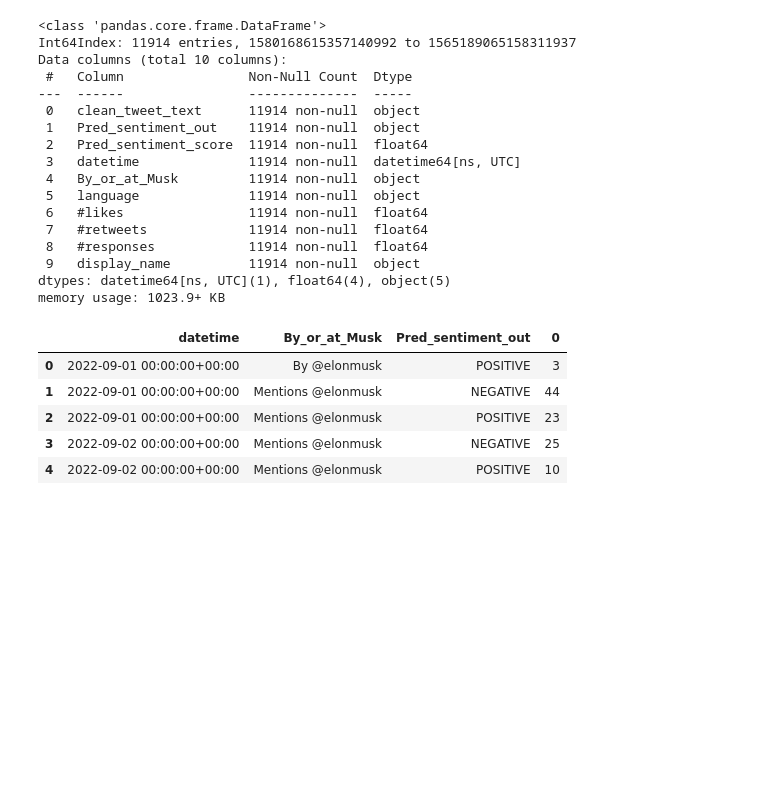
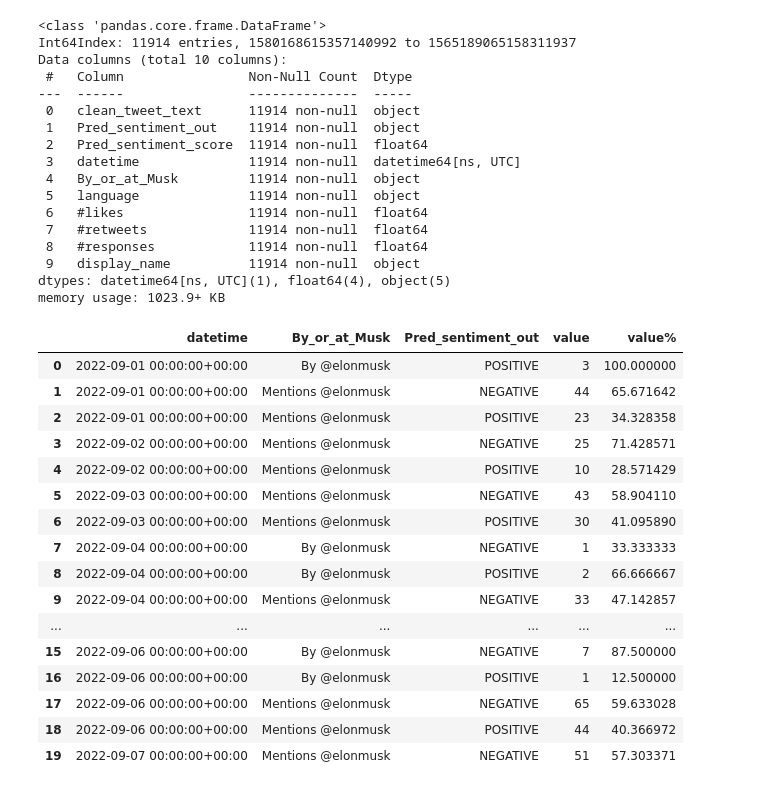
Before and after one commit to Ioana-P/twitter_topic_and_sentiment_tracking, a Jupyter notebook: 2. Topic_modelling_with_BERT.ipynb, the cells around one changed output. Saved outputs shown, nothing was run; the diff lists cells and outputs as text; code cells hidden in the pictures; blank space fills up the shorter version.

```diff
--- a/2. Topic_modelling_with_BERT.ipynb
+++ b/2. Topic_modelling_with_BERT.ipynb
@@ -141,22 +126,3 @@ Data columns (total 10 columns):
  9   display_name          11914 non-null  object
 dtypes: datetime64[ns, UTC](1), float64(4), object(5)
 memory usage: 1023.9+ KB
-# %%
-sent_agg = sent[['datetime', 'By_or_at_Musk', 'Pred_sentiment_out']].groupby([pd.Grouper(key='datetime', freq='D'),
-                        'By_or_at_Musk', 'Pred_sentiment_out']).size().reset_index()
-
-                        # agg({'Pred_sentiment_out':'count',
-                        #                         # 'Pred_sentiment_score':lambda x : hmean(x),
-                        #                         '#likes': 'mean',
-                        #                         '#retweets':'mean',
-                        #                         '#responses':'mean'
-                        #                         }).reset_index()
-# sent_agg_melt = sent_agg.melt(id_vars=['datetime', 'By_or_at_Musk'])
-sent_agg.head()
-# %% [output]
-|  | datetime | By_or_at_Musk | Pred_sentiment_out | 0 |
-| 0 | 2022-09-01 00:00:00+00:00 | By @elonmusk | POSITIVE | 3 |
-| 1 | 2022-09-01 00:00:00+00:00 | Mentions @elonmusk | NEGATIVE | 44 |
-| 2 | 2022-09-01 00:00:00+00:00 | Mentions @elonmusk | POSITIVE | 23 |
-| 3 | 2022-09-02 00:00:00+00:00 | Mentions @elonmusk | NEGATIVE | 25 |
-| 4 | 2022-09-02 00:00:00+00:00 | Mentions @elonmusk | POSITIVE | 10 |
@@ -166,0 +129,20 @@ plotly.pl
+# %%
+sent_agg.head(20)
+# %% [output]
+|  | datetime | By_or_at_Musk | Pred_sentiment_out | value | value% |
+| 0 | 2022-09-01 00:00:00+00:00 | By @elonmusk | POSITIVE | 3 | 100.000000 |
+| 1 | 2022-09-01 00:00:00+00:00 | Mentions @elonmusk | NEGATIVE | 44 | 65.671642 |
+| 2 | 2022-09-01 00:00:00+00:00 | Mentions @elonmusk | POSITIVE | 23 | 34.328358 |
+| 3 | 2022-09-02 00:00:00+00:00 | Mentions @elonmusk | NEGATIVE | 25 | 71.428571 |
+| 4 | 2022-09-02 00:00:00+00:00 | Mentions @elonmusk | POSITIVE | 10 | 28.571429 |
+| 5 | 2022-09-03 00:00:00+00:00 | Mentions @elonmusk | NEGATIVE | 43 | 58.904110 |
+| 6 | 2022-09-03 00:00:00+00:00 | Mentions @elonmusk | POSITIVE | 30 | 41.095890 |
+| 7 | 2022-09-04 00:00:00+00:00 | By @elonmusk | NEGATIVE | 1 | 33.333333 |
+| 8 | 2022-09-04 00:00:00+00:00 | By @elonmusk | POSITIVE | 2 | 66.666667 |
+| 9 | 2022-09-04 00:00:00+00:00 | Mentions @elonmusk | NEGATIVE | 33 | 47.142857 |
+| ... | ... | ... | ... | ... | ... |
+| 15 | 2022-09-06 00:00:00+00:00 | By @elonmusk | NEGATIVE | 7 | 87.500000 |
+| 16 | 2022-09-06 00:00:00+00:00 | By @elonmusk | POSITIVE | 1 | 12.500000 |
+| 17 | 2022-09-06 00:00:00+00:00 | Mentions @elonmusk | NEGATIVE | 65 | 59.633028 |
+| 18 | 2022-09-06 00:00:00+00:00 | Mentions @elonmusk | POSITIVE | 44 | 40.366972 |
+| 19 | 2022-09-07 00:00:00+00:00 | Mentions @elonmusk | NEGATIVE | 51 | 57.303371 |
```
Also changed, not shown: parts of 33 cells of this notebook.
